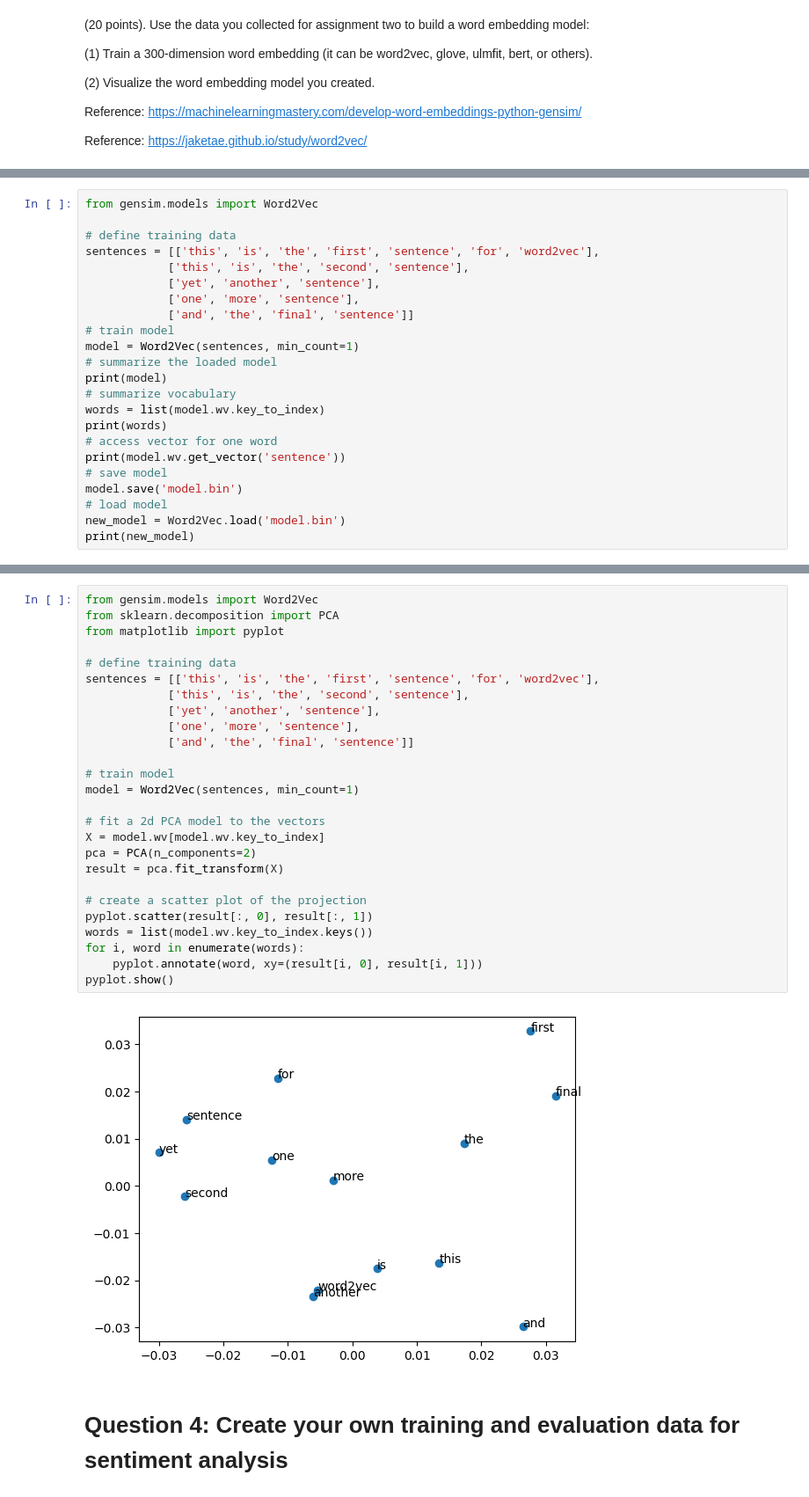
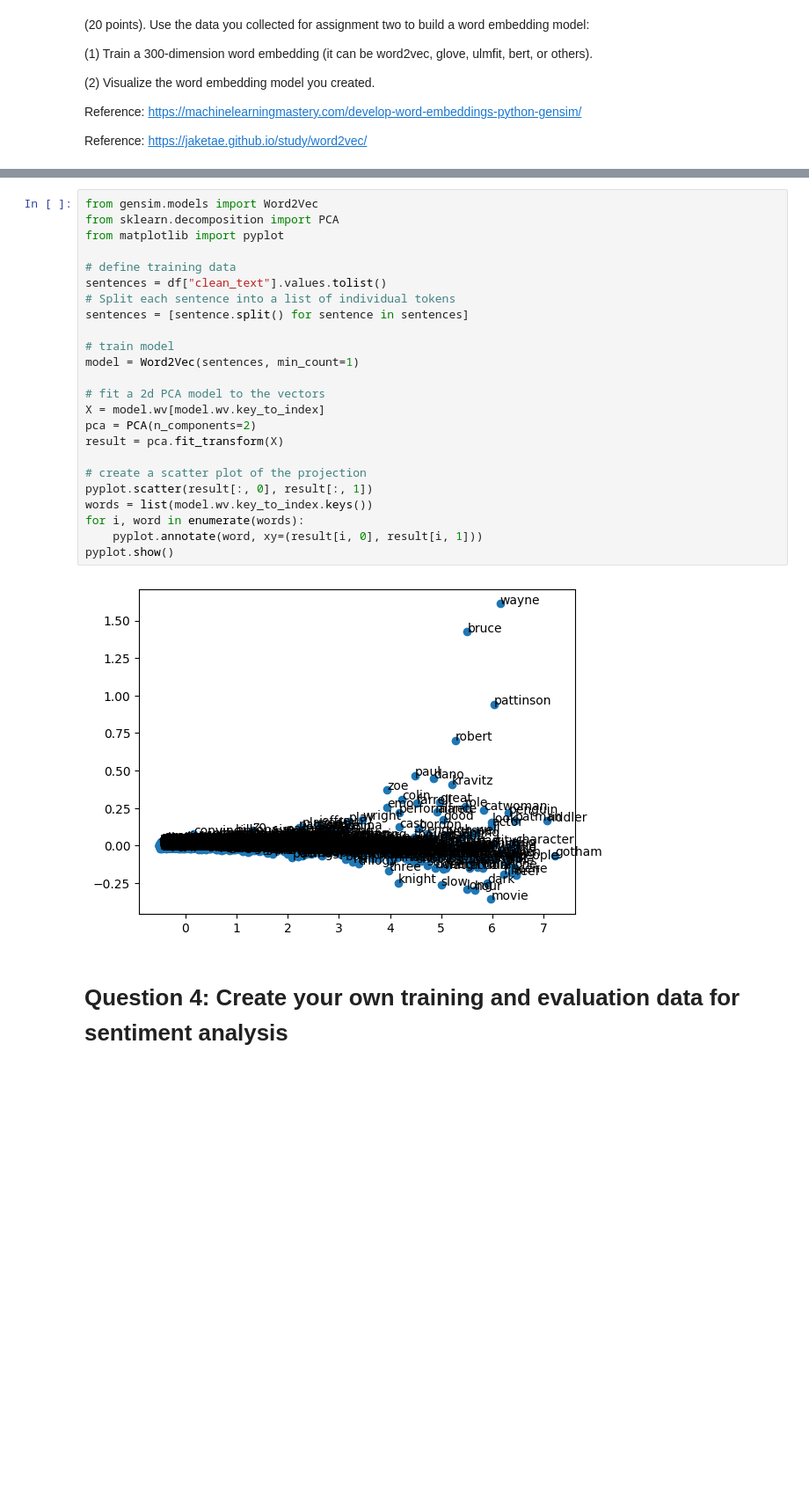
Before and after one commit to Devendarreddybathini/Devendarreddy_INFO5731_spring2023, a Jupyter notebook: INFO5731_Assignment_Three_fall2022.ipynb, the cells around one changed output, grey strips where cells are left out. Shown at 88% size. Saved outputs shown, nothing was run; the diff lists cells and outputs as text; blank space fills up the shorter version.

```diff
--- a/INFO5731_Assignment_Three_fall2022.ipynb
+++ b/INFO5731_Assignment_Three_fall2022.ipynb
@@ -425,23 +437,0 @@ AttributeError: ignored
-# %%
-from gensim.models import Word2Vec
-
-# define training data
-sentences = [['this', 'is', 'the', 'first', 'sentence', 'for', 'word2vec'],
-			['this', 'is', 'the', 'second', 'sentence'],
-			['yet', 'another', 'sentence'],
-			['one', 'more', 'sentence'],
-			['and', 'the', 'final', 'sentence']]
-# train model
-model = Word2Vec(sentences, min_count=1)
-# summarize the loaded model
-print(model)
-# summarize vocabulary
-words = list(model.wv.key_to_index)
-print(words)
-# access vector for one word
-print(model.wv.get_vector('sentence'))
-# save model
-model.save('model.bin')
-# load model
-new_model = Word2Vec.load('model.bin')
-print(new_model)
@@ -466,31 +438,29 @@ Word2Vec<vocab=14, vector_size=100, alpha=0.025>
 # %%
 from gensim.models import Word2Vec
 from sklearn.decomposition import PCA
 from matplotlib import pyplot
 
 # define training data
-sentences = [['this', 'is', 'the', 'first', 'sentence', 'for', 'word2vec'],
-			['this', 'is', 'the', 'second', 'sentence'],
-			['yet', 'another', 'sentence'],
-			['one', 'more', 'sentence'],
-			['and', 'the', 'final', 'sentence']]
+sentences = df["clean_text"].values.tolist()
+# Split each sentence into a list of individual tokens
+sentences = [sentence.split() for sentence in sentences]
 
 # train model
 model = Word2Vec(sentences, min_count=1)
 
 # fit a 2d PCA model to the vectors
 X = model.wv[model.wv.key_to_index]
 pca = PCA(n_components=2)
 result = pca.fit_transform(X)
 
 # create a scatter plot of the projection
 pyplot.scatter(result[:, 0], result[:, 1])
 words = list(model.wv.key_to_index.keys())
 for i, word in enumerate(words):
 	pyplot.annotate(word, xy=(result[i, 0], result[i, 1]))
 pyplot.show()
 # %% [output]
-[figure, old version]
+[figure, new version]
 # %% [markdown]
 # **Question 4: Create your own training and evaluation data for sentiment analysis**
 # %% [markdown]
```
Also changed, not shown: parts of 11 cells of this notebook.
